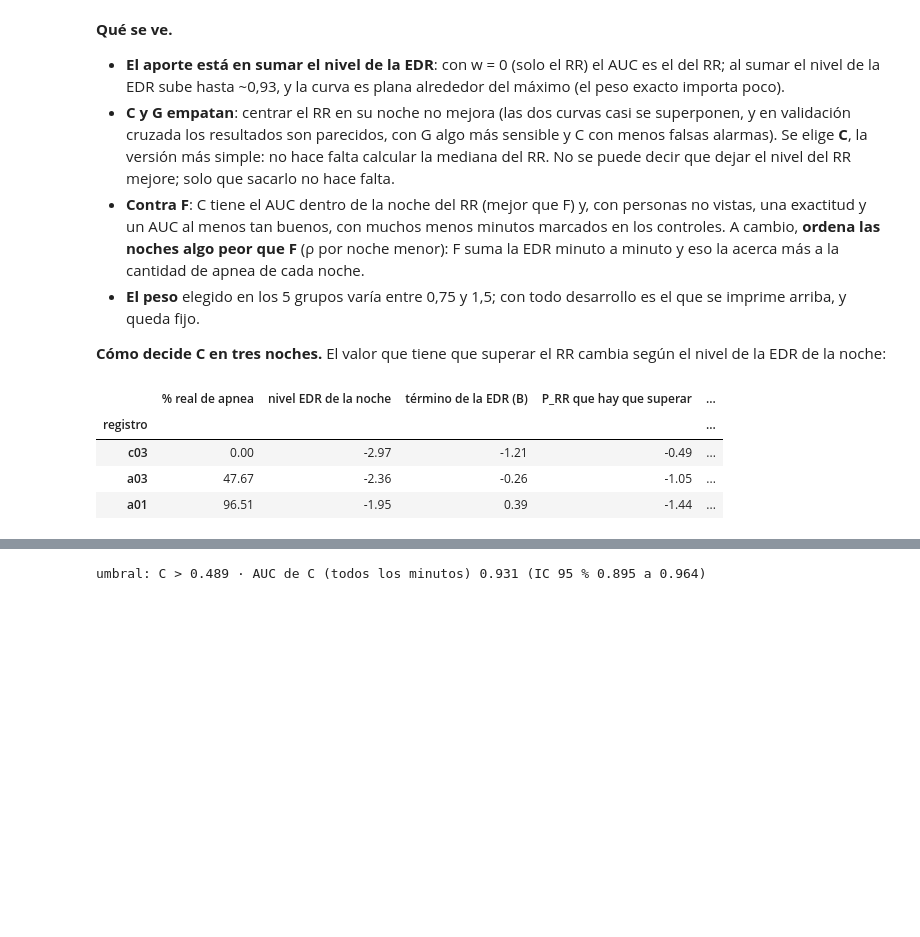
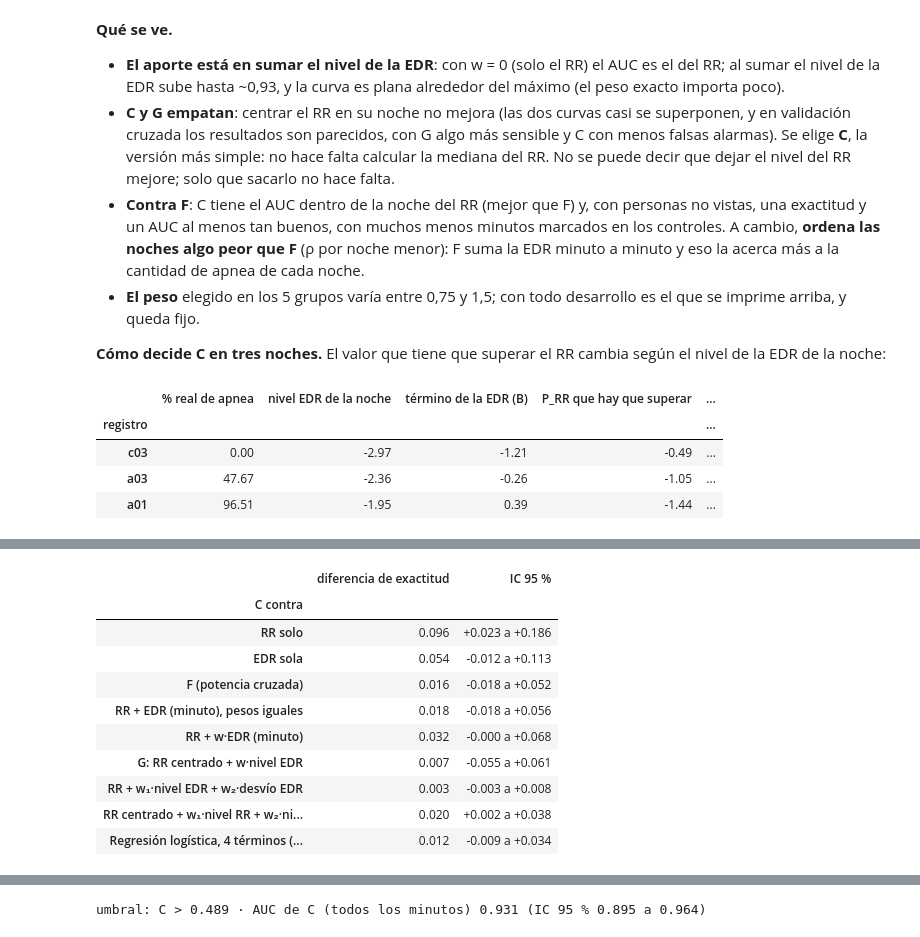
Before and after one commit to afrateitba/PSIB2026Q2-TPS-Grupo08-Frate-Tenca-Weizman, a Jupyter notebook: notebooks/04_feature_y_detector.ipynb, the cells around one changed output, grey strips where cells are left out. Cells and saved outputs as stored; diff of their text form; code cells hidden in the pictures; blank space fills up the shorter version.

```diff
--- a/notebooks/04_feature_y_detector.ipynb
+++ b/notebooks/04_feature_y_detector.ipynb
@@ -450 +546,15 @@ pd.DataFrame(filas).set_index("registro").round(2)
+# %%
+display_dif
+# %% [output]
+|  | diferencia de exactitud | IC 95 % |
+| C contra |  |  |
+| RR solo | 0.096 | +0.023 a +0.186 |
+| EDR sola | 0.054 | -0.012 a +0.113 |
+| F (potencia cruzada) | 0.016 | -0.018 a +0.052 |
+| RR + EDR (minuto), pesos iguales | 0.018 | -0.018 a +0.056 |
+| RR + w·EDR (minuto) | 0.032 | -0.000 a +0.068 |
+| G: RR centrado + w·nivel EDR | 0.007 | -0.055 a +0.061 |
+| RR + w₁·nivel EDR + w₂·desvío EDR | 0.003 | -0.003 a +0.008 |
+| RR centrado + w₁·nivel RR + w₂·ni... | 0.020 | +0.002 a +0.038 |
+| Regresión logística, 4 términos (... | 0.012 | -0.009 a +0.034 |
 # %% [markdown]
```
Also changed, not shown: parts of 13 cells of this notebook, 3 other files.
